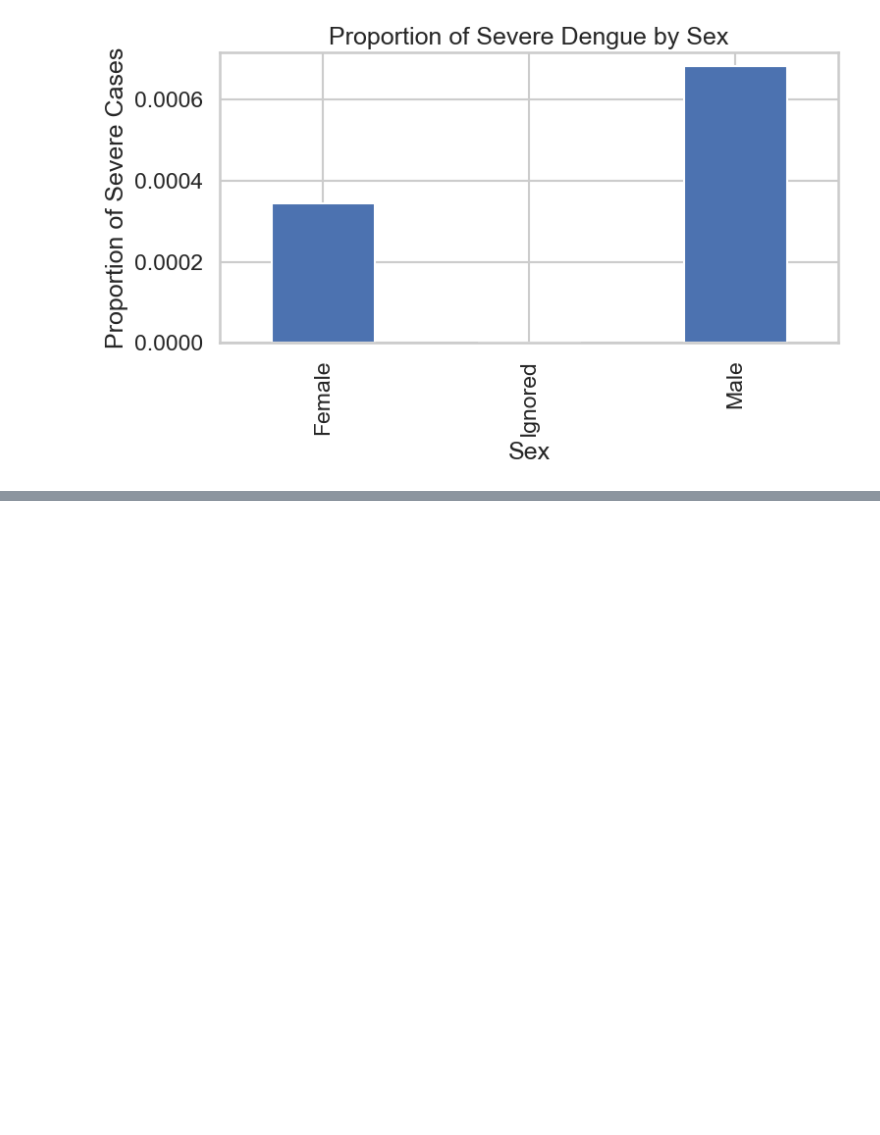
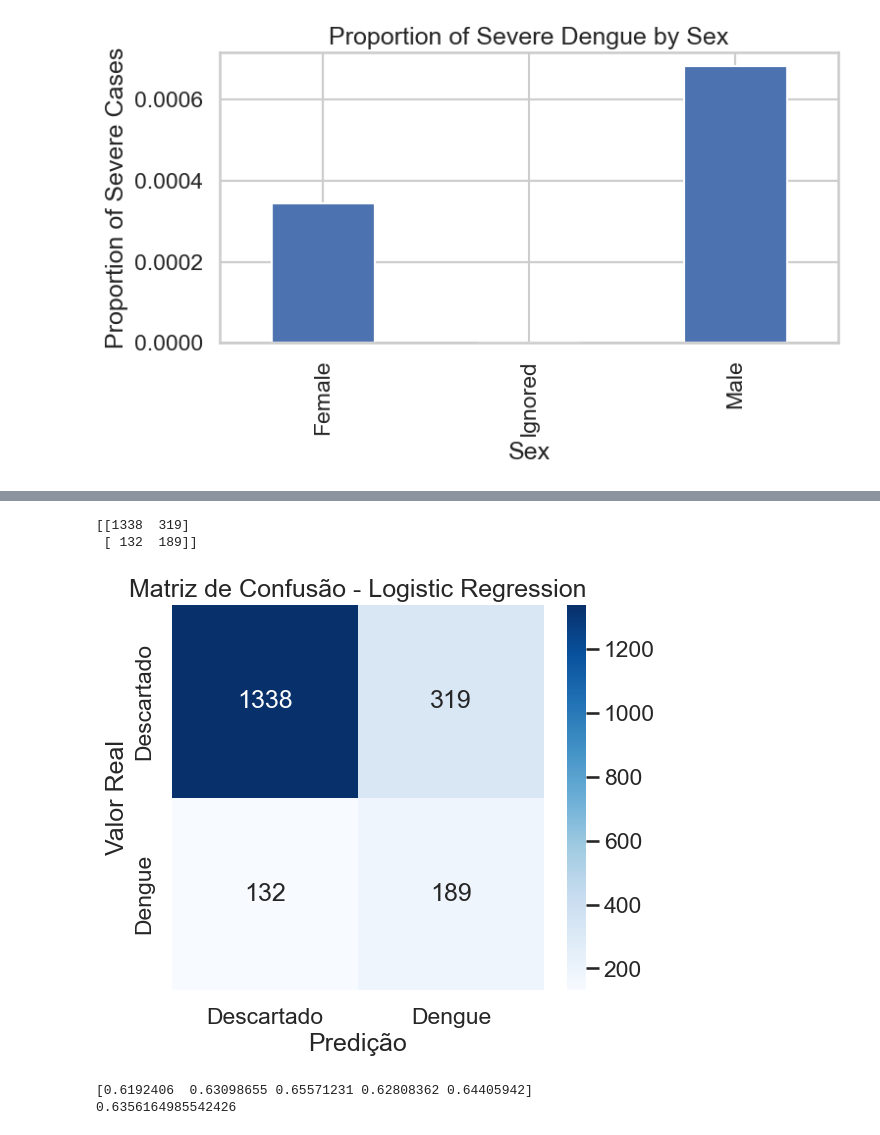
Before and after one commit to Tassio-Sales/predictive-modeling-dengue-campina-grande, a Jupyter notebook: src/load_and_clean.ipynb, the cells around one changed output, grey strips where cells are left out. Drawn from its saved outputs; the diff is of its cells as text; code cells hidden in the pictures; blank space fills up the shorter version.

```diff
--- a/src/load_and_clean.ipynb
+++ b/src/load_and_clean.ipynb
@@ -1837,0 +1962,10 @@ Name: DENGUE_SEVERE_FLAG, dtype: float64
+# %%
+from sklearn.linear_model import LogisticRegression
+
+model = LogisticRegression(
+    max_iter=1000,
+    class_weight="balanced",
+    random_state=42
+)
+# %%
+model.fit(X_train, y_train)
@@ -1837,0 +1974,2 @@ Name: DENGUE_SEVERE_FLAG, dtype: float64
+# %%
+y_pred = model.predict(X_test)
@@ -1837,0 +1989,51 @@ Name: DENGUE_SEVERE_FLAG, dtype: float64
+# %%
+from sklearn.metrics import confusion_matrix
+
+cm = confusion_matrix(y_test, y_pred)
+
+print(cm)
+# %% [output]
+[[1338  319]
+ [ 132  189]]
+# %%
+plt.figure(figsize=(6, 5))
+
+sns.heatmap(
+    cm,
+    annot=True,
+    fmt="d",
+    cmap="Blues",
+    xticklabels=["Descartado", "Dengue"],
+    yticklabels=["Descartado", "Dengue"]
+)
+
+plt.xlabel("Predição")
+plt.ylabel("Valor Real")
+plt.title("Matriz de Confusão - Logistic Regression")
+
+plt.show()
+# %% [output]
+[figure, added]
+# %%
+from sklearn.model_selection import StratifiedKFold
+from sklearn.model_selection import cross_val_score
+
+cv = StratifiedKFold(
+    n_splits=5,
+    shuffle=True,
+    random_state=42
+)
+
+scores = cross_val_score(
+    model,
+    X_train,
+    y_train,
+    cv=cv,
+    scoring="f1_macro"
+)
+
+print(scores)
+print(scores.mean())
+# %% [output]
+[0.6192406  0.63098655 0.65571231 0.62808362 0.64405942]
+0.6356164985542426
```
Also changed, not shown: parts of 99 cells of this notebook.
